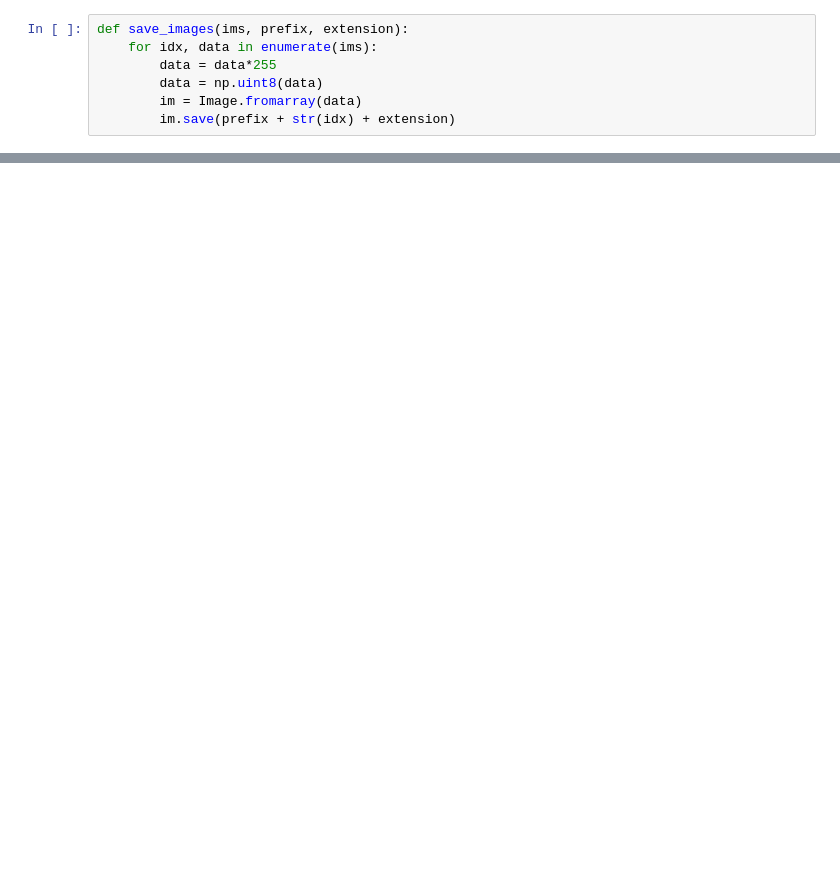
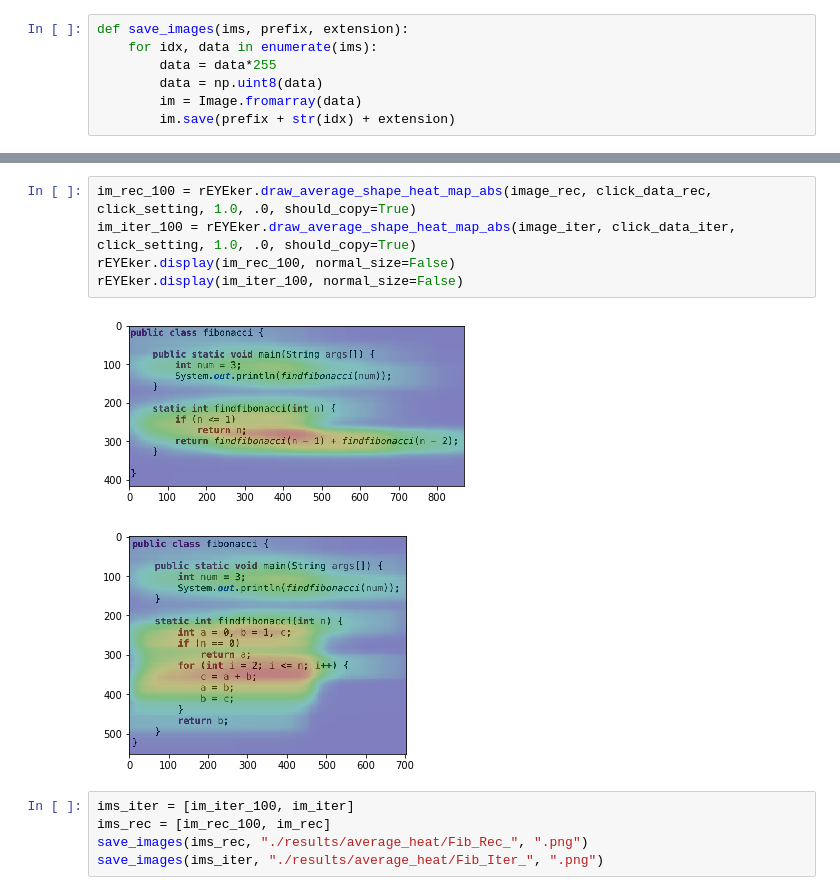
Before and after one commit to brains-on-code/REyeker, a Jupyter notebook: REyeker-DataAnalyses-Python/Example_with_excel.ipynb, the cells around one changed output, grey strips where cells are left out. Saved outputs shown, nothing was run; the diff lists cells and outputs as text; blank space fills up the shorter version.

```diff
--- a/REyeker-DataAnalyses-Python/Example_with_excel.ipynb
+++ b/REyeker-DataAnalyses-Python/Example_with_excel.ipynb
@@ -69,0 +68,13 @@ rEYEker.display(im1, normal_size=True)
+# %%
+im_rec_100 = rEYEker.draw_average_shape_heat_map_abs(image_rec, click_data_rec, click_setting, 1.0, .0, should_copy=True)
+im_iter_100 = rEYEker.draw_average_shape_heat_map_abs(image_iter, click_data_iter, click_setting, 1.0, .0, should_copy=True)
+rEYEker.display(im_rec_100, normal_size=False)
+rEYEker.display(im_iter_100, normal_size=False)
+# %% [output]
+[figure, added]
+[figure, added]
+# %%
+ims_iter = [im_iter_100, im_iter]
+ims_rec = [im_rec_100, im_rec]
+save_images(ims_rec, "./results/average_heat/Fib_Rec_", ".png")
+save_images(ims_iter, "./results/average_heat/Fib_Iter_", ".png")
```
Also changed, not shown: parts of 13 cells of this notebook, 6 other files.
